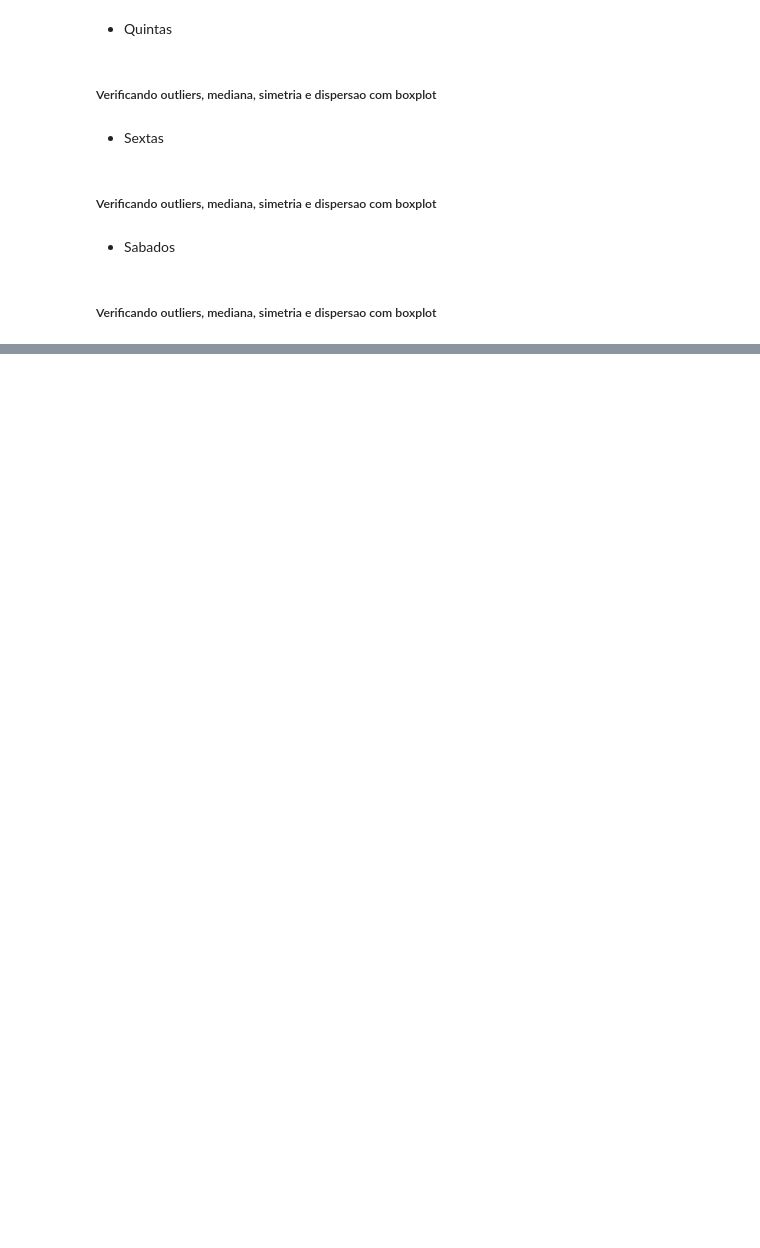
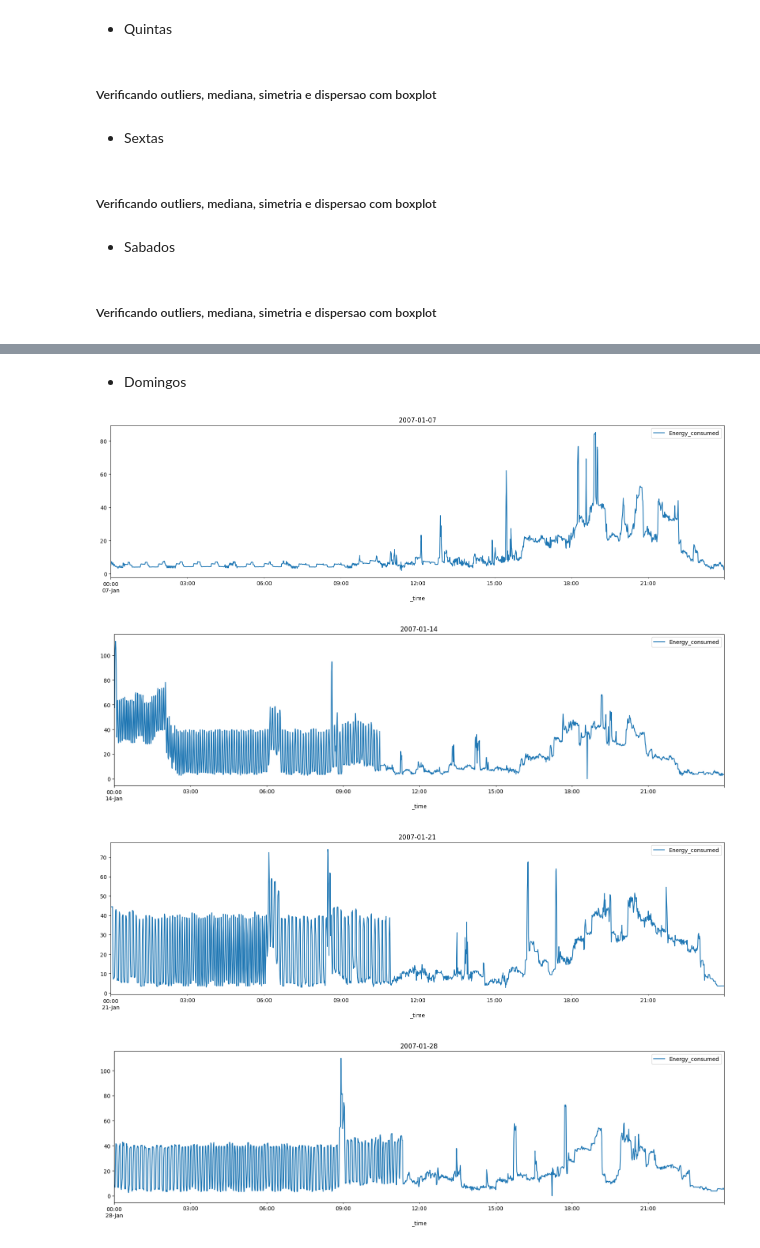
Before and after one commit to victordantas1/influxdb-studies, a Jupyter notebook: analyse_data_influxdb.ipynb, the cells around one changed output, grey strips where cells are left out. Saved outputs shown, nothing was run; the diff lists cells and outputs as text; code cells hidden in the pictures; blank space fills up the shorter version.

```diff
--- a/analyse_data_influxdb.ipynb
+++ b/analyse_data_influxdb.ipynb
@@ -86,0 +137,11 @@ jan_energy
+# %%
+def plot_lines_energy_consume(month_df : DataFrame, day_of_week : int, day : str):
+    day_week_df = month_df[month_df["_time"].dt.dayofweek == day_of_week][["_time", "Energy_consumed"]]
+    day_start = pd.to_datetime(day).date()
+    for i in range(4):
+        day_stop = (day_start + pd.DateOffset(days=6)).date()
+        if day_start.month == month_df['_time'].dt.month[0]:
+            day_df = day_week_df[(day_week_df["_time"].dt.date >= day_start) & (day_week_df["_time"].dt.date <= day_stop)].reset_index(drop=True)
+            day_df.plot(kind="line", x="_time", y="Energy_consumed", figsize=(20,5), title=day_df['_time'].dt.date[0])
+            day_start = day_stop
+    plt.show()
@@ -87,11 +194,11 @@ jan_energy
 # %%
-def plot_lines_energy_consume(month_df, day_of_week, day):
+def plot_box_energy_consume(month_df : DataFrame, day_of_week : int, day : str):
     day_week_df = month_df[month_df["_time"].dt.dayofweek == day_of_week][["_time", "Energy_consumed"]]
     day_start = pd.to_datetime(day).date()
     for i in range(4):
         day_stop = (day_start + pd.DateOffset(days=6)).date()
         if day_start.month == month_df['_time'].dt.month[0]:
             week_df = day_week_df[(day_week_df["_time"].dt.date >= day_start) & (day_week_df["_time"].dt.date <= day_stop)]
-            week_df.plot(kind="line", x="_time", y="Energy_consumed", figsize=(20,5))
+            week_df.plot(kind="box", x="_time", y="Energy_consumed", figsize=(20,5))
             day_start = day_stop
     plt.show()
@@ -209,0 +371,9 @@ jan_second_week.plot(kind='line', x='_time', y='Energy_consumed', figsize=(20, 6
+# %% [markdown]
+- Domingos
+# %%
+plot_lines_energy_consume(jan_energy, 6, '2007-01-07')
+# %% [output]
+[figure, added]
+[figure, added]
+[figure, added]
+[figure, added]
```
Also changed, not shown: parts of 59 cells of this notebook.
